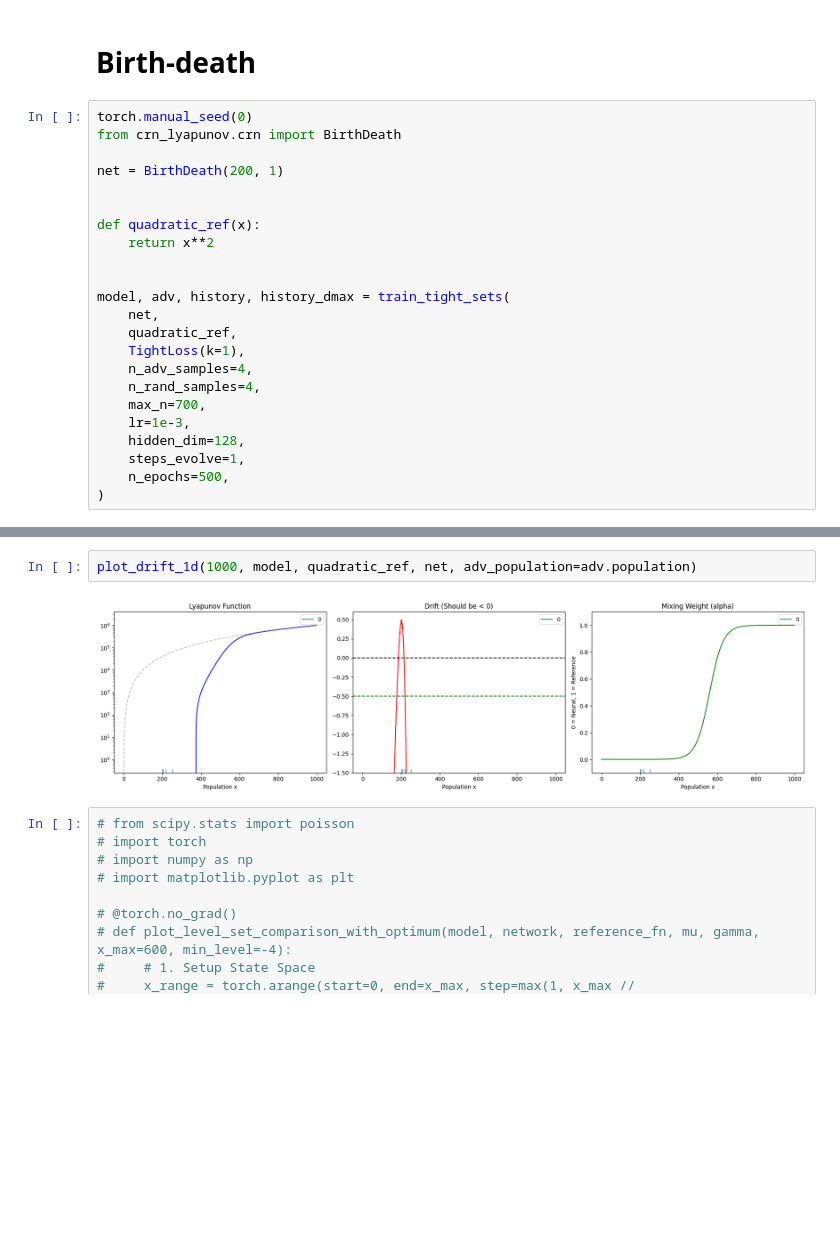
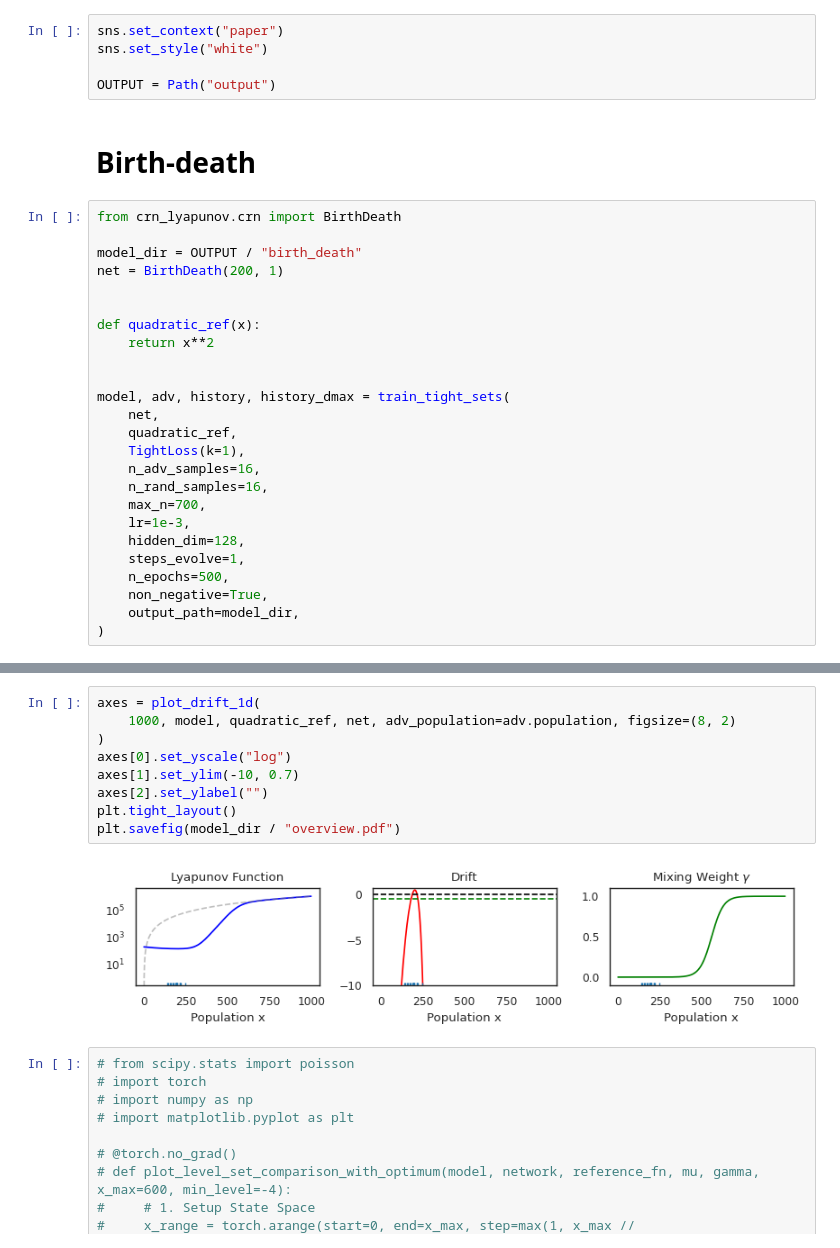
Before and after one commit to mbackenkoehler/crn_lyapunov, a Jupyter notebook: Adversarial.ipynb, the cells around one changed output, grey strips where cells are left out. Saved outputs shown, nothing was run; the diff lists cells and outputs as text; blank space fills up the shorter version.

```diff
--- a/Adversarial.ipynb
+++ b/Adversarial.ipynb
@@ -76,9 +33,14 @@ def plot_performances(sizes: pd.DataFrame):
+# %%
+sns.set_context("paper")
+sns.set_style("white")
+
+OUTPUT = Path("output")
 # %% [markdown]
 # Birth-death
 # %%
-torch.manual_seed(0)
 from crn_lyapunov.crn import BirthDeath
 
+model_dir = OUTPUT / "birth_death"
 net = BirthDeath(200, 1)
 
 
@@ -90,11 +52,13 @@ model, adv, history, history_dmax = train_tight_sets(
     net,
     quadratic_ref,
     TightLoss(k=1),
-    n_adv_samples=4,
-    n_rand_samples=4,
+    n_adv_samples=16,
+    n_rand_samples=16,
     max_n=700,
     lr=1e-3,
     hidden_dim=128,
     steps_evolve=1,
     n_epochs=500,
+    non_negative=True,
+    output_path=model_dir,
 )
@@ -108,7 +84,14 @@ plot_performances(sizes)
 # %%
-plot_drift_1d(1000, model, quadratic_ref, net, adv_population=adv.population)
+axes = plot_drift_1d(
+    1000, model, quadratic_ref, net, adv_population=adv.population, figsize=(8, 2)
+)
+axes[0].set_yscale("log")
+axes[1].set_ylim(-10, 0.7)
+axes[2].set_ylabel("")
+plt.tight_layout()
+plt.savefig(model_dir / "overview.pdf")
 # %% [output]
-[figure, old version]
+[figure, new version]
 # %%
 # from scipy.stats import poisson
 # import torch
```
Also changed, not shown: parts of 61 cells of this notebook, 1 other file.
